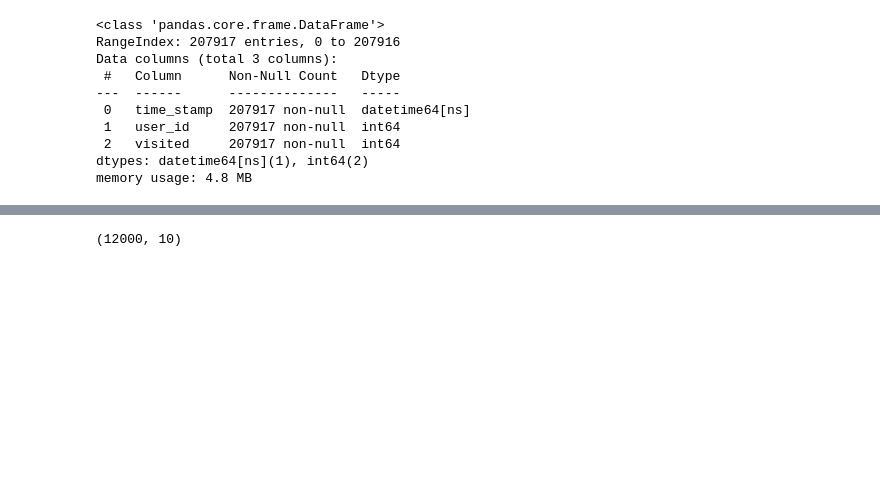
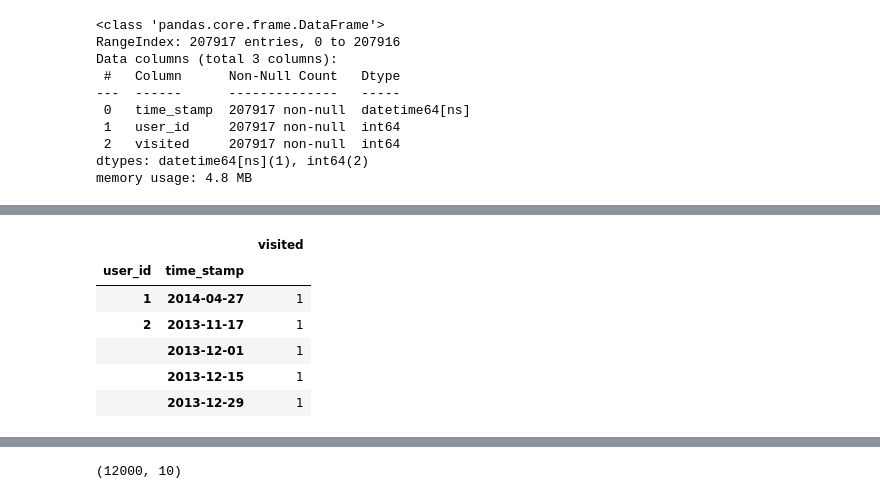
Before and after one commit to sudkpa/SB_DS, a Jupyter notebook: Career_Track/relax_challenge/relax_challenge.ipynb, the cells around one changed output, grey strips where cells are left out. Cells and saved outputs as stored; diff of their text form; code cells hidden in the pictures; blank space fills up the shorter version.

```diff
--- a/Career_Track/relax_challenge/relax_challenge.ipynb
+++ b/Career_Track/relax_challenge/relax_challenge.ipynb
@@ -56,0 +74,2 @@ memory usage: 4.8 MB
+# %%
+agg_W = pd.DataFrame(df_usr_eng.groupby(['user_id', pd.Grouper(freq='1W')])['visited'].sum()).sort_values('user_id')
@@ -56,0 +87,10 @@ memory usage: 4.8 MB
+# %%
+agg_W.head()
+# %% [output]
+|  |  | visited |
+| user_id | time_stamp |  |
+| 1 | 2014-04-27 | 1 |
+| 2 | 2013-11-17 | 1 |
+|  | 2013-12-01 | 1 |
+|  | 2013-12-15 | 1 |
+|  | 2013-12-29 | 1 |
```
Also changed, not shown: parts of 23 cells of this notebook.
